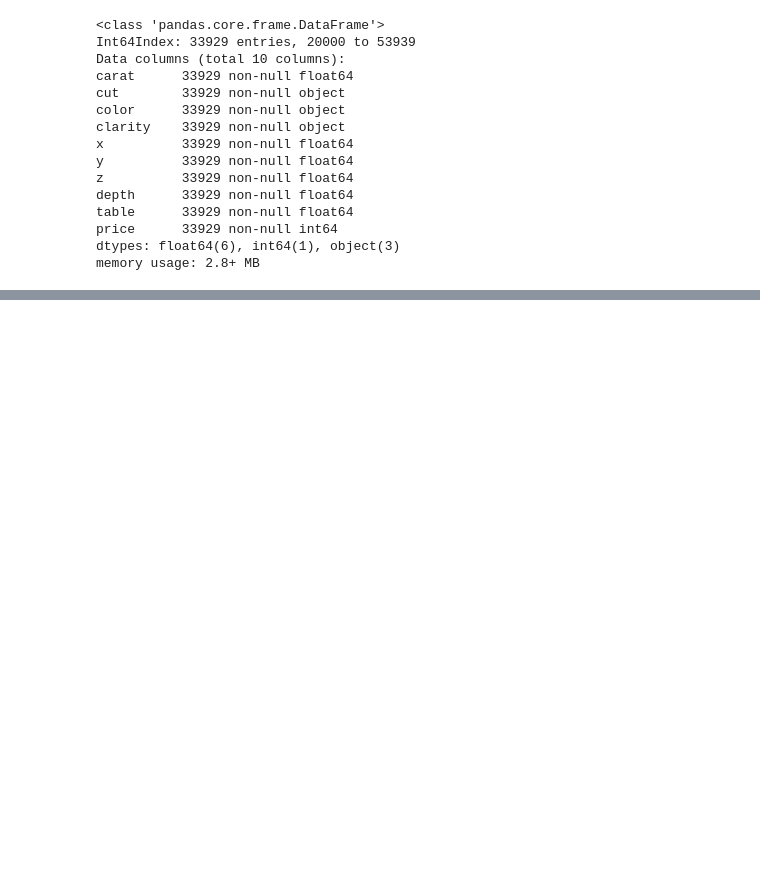
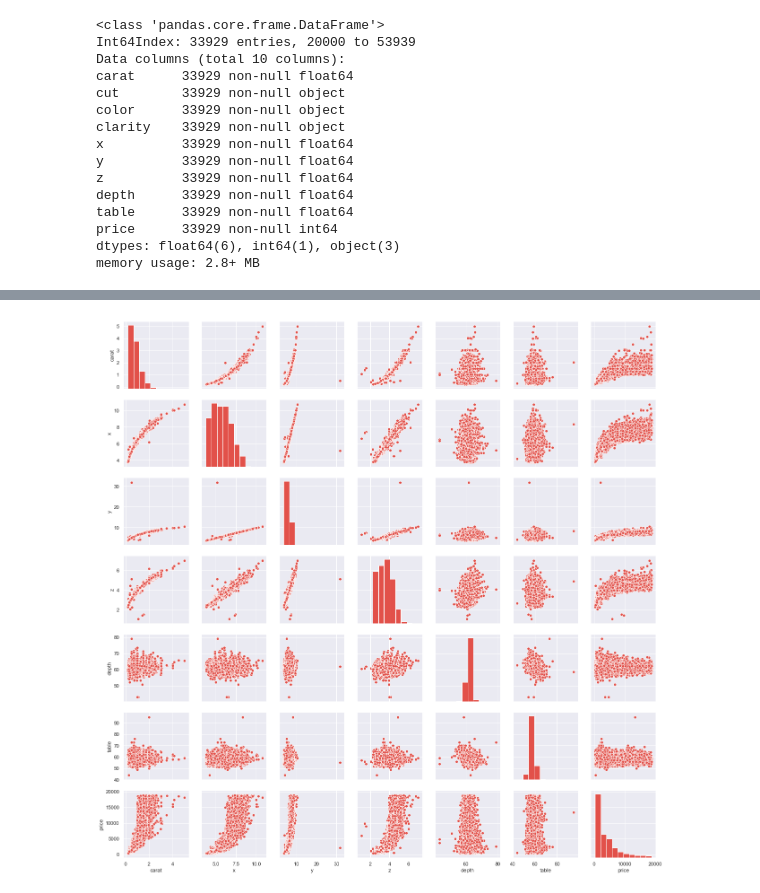
Before and after one commit to pflpedrosa/diamonds-regression-model, a Jupyter notebook: diamonds/regression-model.ipynb, the cells around one changed output, grey strips where cells are left out. Drawn from its saved outputs; the diff is of its cells as text; code cells hidden in the pictures; blank space fills up the shorter version.

```diff
--- a/diamonds/regression-model.ipynb
+++ b/diamonds/regression-model.ipynb
@@ -125,0 +141,5 @@ kaggle['clarity'] = lb.fit_transform(kaggle['clarity'])
+# %%
+sns.pairplot(ds)
+plt.show()
+# %% [output]
+[figure, added]
```
Also changed, not shown: parts of 40 cells of this notebook, 1 other file.
